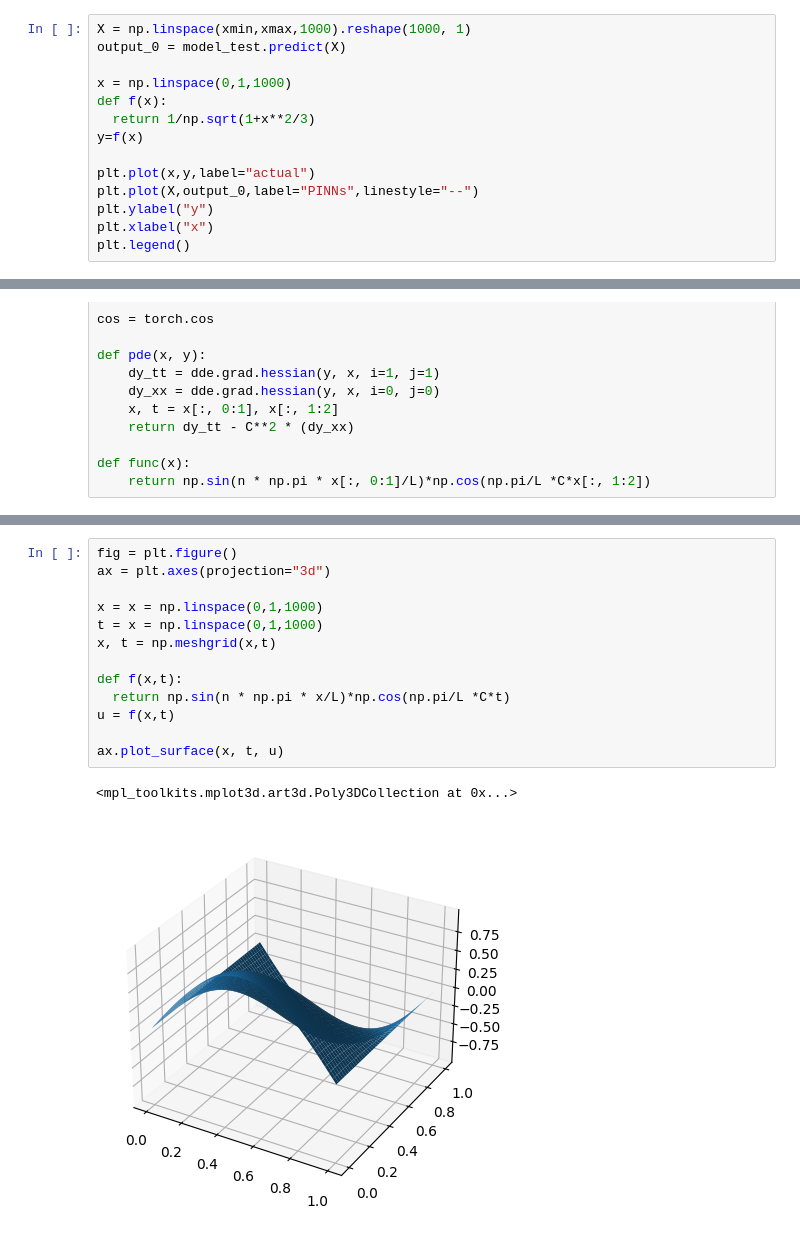
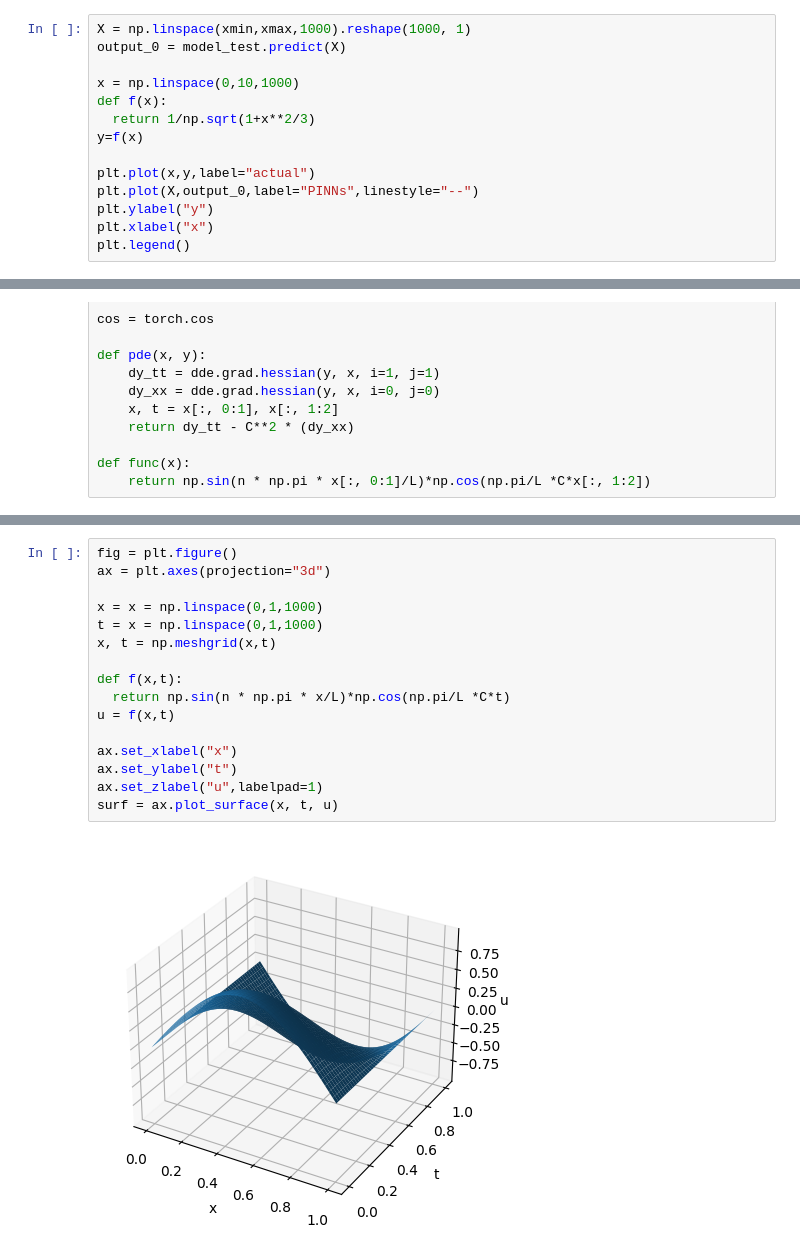
Before and after one commit to hojaelim/hojae-lim-diss, a Jupyter notebook: diss.ipynb, the cells around one changed output, grey strips where cells are left out. Drawn from its saved outputs; the diff is of its cells as text.

```diff
--- a/diss.ipynb
+++ b/diss.ipynb
@@ -640,7 +640,7 @@ $$
 X = np.linspace(xmin,xmax,1000).reshape(1000, 1)
 output_0 = model_test.predict(X)
 
-x = np.linspace(0,1,1000)
+x = np.linspace(0,10,1000)
 def f(x):
   return 1/np.sqrt(1+x**2/3)
 y=f(x)
@@ -809,16 +813,18 @@ Saving test data to /content/test.dat ...
 # %%
 fig = plt.figure()
 ax = plt.axes(projection="3d")
 
 x = x = np.linspace(0,1,1000)
 t = x = np.linspace(0,1,1000)
 x, t = np.meshgrid(x,t)
 
 def f(x,t):
   return np.sin(n * np.pi * x/L)*np.cos(np.pi/L *C*t)
 u = f(x,t)
 
-ax.plot_surface(x, t, u)
+ax.set_xlabel("x")
+ax.set_ylabel("t")
+ax.set_zlabel("u",labelpad=1)
+surf = ax.plot_surface(x, t, u)
 # %% [output]
-<mpl_toolkits.mplot3d.art3d.Poly3DCollection at 0x...>
-[figure, old version]
+[figure, new version]
```
Also changed, not shown: parts of 9 cells of this notebook.
